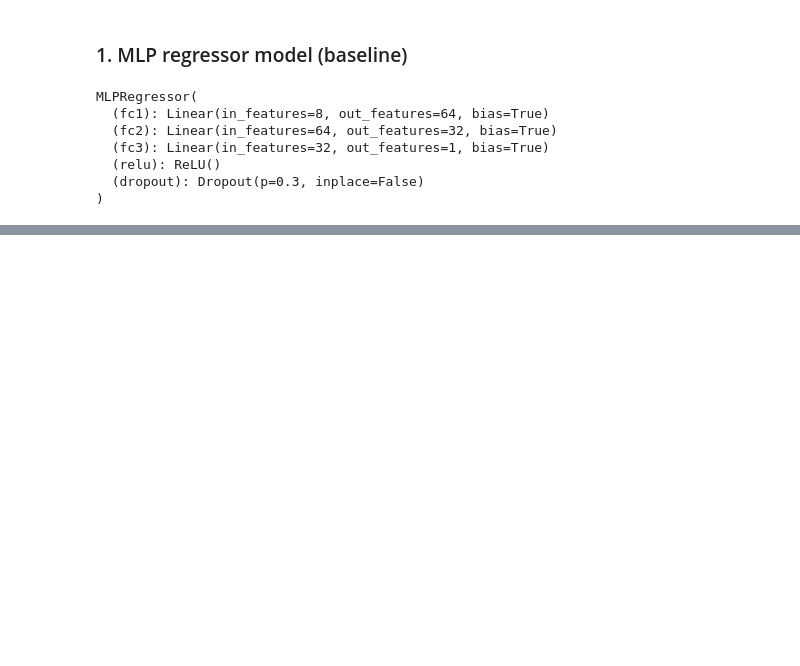
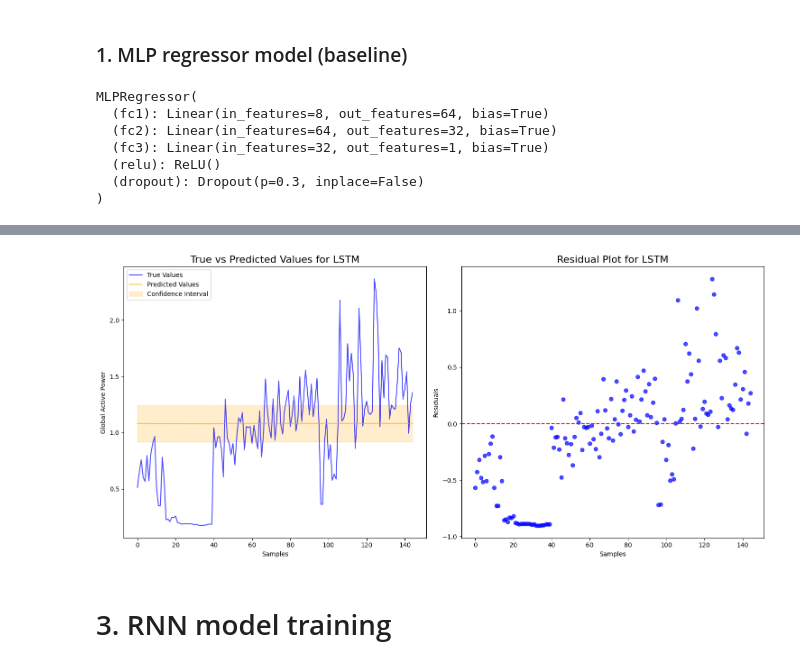
Before and after one commit to SainavyaGadde/DataScienceFinalProject, a Jupyter notebook: data_science_project.ipynb, the cells around one changed output, grey strips where cells are left out. Cells and saved outputs as stored; diff of their text form; code cells hidden in the pictures; blank space fills up the shorter version.

```diff
--- a/data_science_project.ipynb
+++ b/data_science_project.ipynb
@@ -1001,0 +1086,2 @@ compare_predictions_with_ci(Ytest_tensor.squeeze().cpu().detach().numpy(), mlp_p
+# %%
+lstm_predicted_values = predict(lstm_trained_model, Xtest_tensor)
@@ -1001,0 +1099,7 @@ compare_predictions_with_ci(Ytest_tensor.squeeze().cpu().detach().numpy(), mlp_p
+# %%
+# predictions comparison for LSTM model
+compare_predictions_with_ci(Ytest_tensor.squeeze().cpu().detach().numpy(), lstm_predicted_values, "LSTM", ci_width=0.15)
+# %% [output]
+[figure, added]
+# %% [markdown]
+# 3. RNN model training
```
Also changed, not shown: parts of 13 cells of this notebook.
